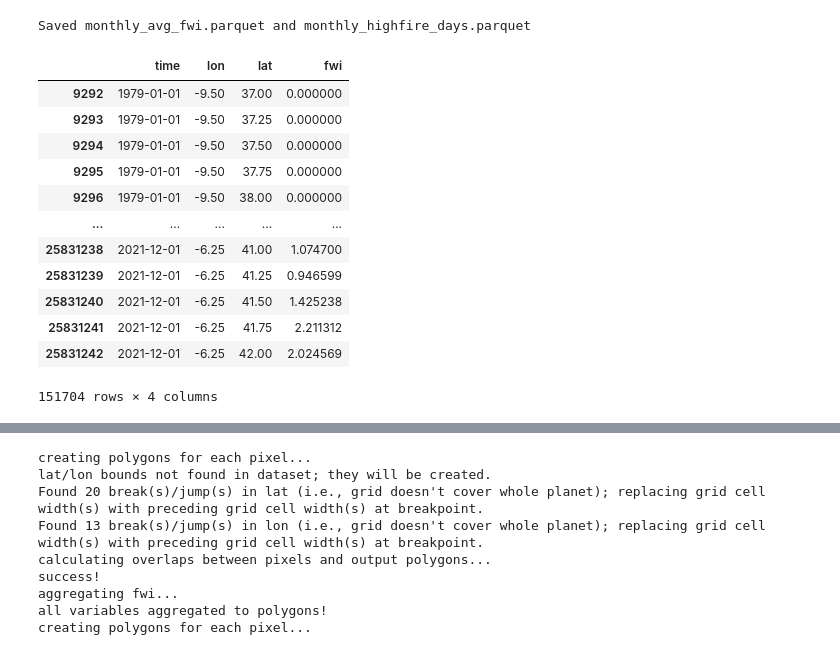
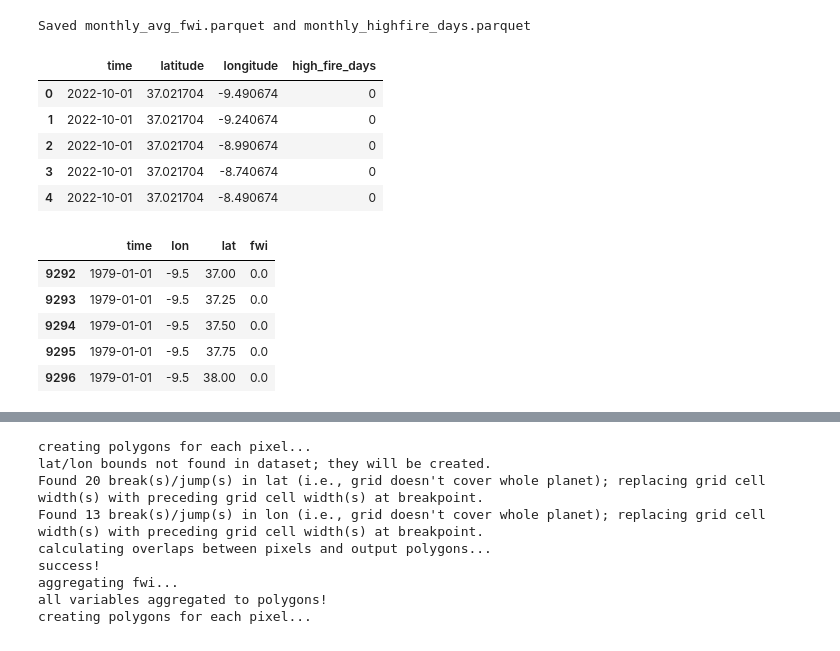
Before and after one commit to dhruv-pandit/climate-econometrics, a Jupyter notebook: countries/portugal/yearly_20_23/climate_proc.ipynb, the cells around one changed output, grey strips where cells are left out. Cells and saved outputs as stored; diff of their text form; code cells hidden in the pictures.

```diff
--- a/countries/portugal/yearly_20_23/climate_proc.ipynb
+++ b/countries/portugal/yearly_20_23/climate_proc.ipynb
@@ -131,22 +149,24 @@ monthly_highfire.to_parquet("/Volumes/Dhruv_External_Disk/climate_data/fire/mont
 print("Saved monthly_avg_fwi.parquet and monthly_highfire_days.parquet")
 # %% [output]
 Saved monthly_avg_fwi.parquet and monthly_highfire_days.parquet
+# %%
+monthly_highfire.head()
+# %% [output]
+|  | time | latitude | longitude | high_fire_days |
+| 0 | 2022-10-01 | 37.021704 | -9.490674 | 0 |
+| 1 | 2022-10-01 | 37.021704 | -9.240674 | 0 |
+| 2 | 2022-10-01 | 37.021704 | -8.990674 | 0 |
+| 3 | 2022-10-01 | 37.021704 | -8.740674 | 0 |
+| 4 | 2022-10-01 | 37.021704 | -8.490674 | 0 |
 # %%
-fwi_df
+fwi_df.head()
 # %% [output]
 |  | time | lon | lat | fwi |
-| 9292 | 1979-01-01 | -9.50 | 37.00 | 0.000000 |
-| 9293 | 1979-01-01 | -9.50 | 37.25 | 0.000000 |
-| 9294 | 1979-01-01 | -9.50 | 37.50 | 0.000000 |
-| 9295 | 1979-01-01 | -9.50 | 37.75 | 0.000000 |
-| 9296 | 1979-01-01 | -9.50 | 38.00 | 0.000000 |
-| ... | ... | ... | ... | ... |
-| 25831238 | 2021-12-01 | -6.25 | 41.00 | 1.074700 |
-| 25831239 | 2021-12-01 | -6.25 | 41.25 | 0.946599 |
-| 25831240 | 2021-12-01 | -6.25 | 41.50 | 1.425238 |
-| 25831241 | 2021-12-01 | -6.25 | 41.75 | 2.211312 |
-| 25831242 | 2021-12-01 | -6.25 | 42.00 | 2.024569 |
+| 9292 | 1979-01-01 | -9.5 | 37.00 | 0.0 |
+| 9293 | 1979-01-01 | -9.5 | 37.25 | 0.0 |
+| 9294 | 1979-01-01 | -9.5 | 37.50 | 0.0 |
+| 9295 | 1979-01-01 | -9.5 | 37.75 | 0.0 |
+| 9296 | 1979-01-01 | -9.5 | 38.00 | 0.0 |
-151704 rows × 4 columns
 # %%
 fwi_df = fwi_df.rename(columns={'lon':'longitude', 'lat':'latitude'})
 fwi_df = pd.concat([fwi_df, monthly_avg])
```
Also changed, not shown: parts of 13 cells of this notebook, 5 other files.
